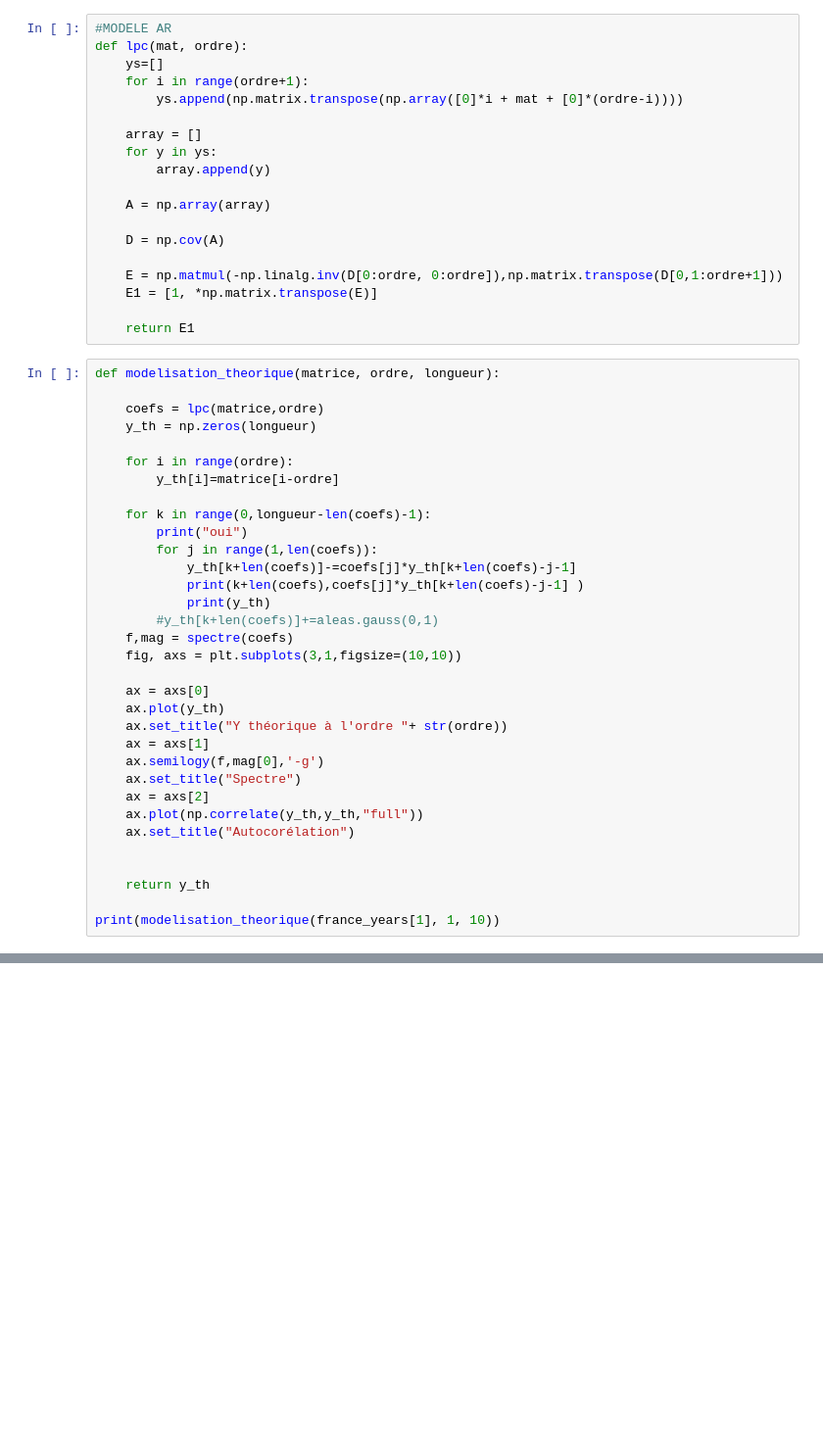
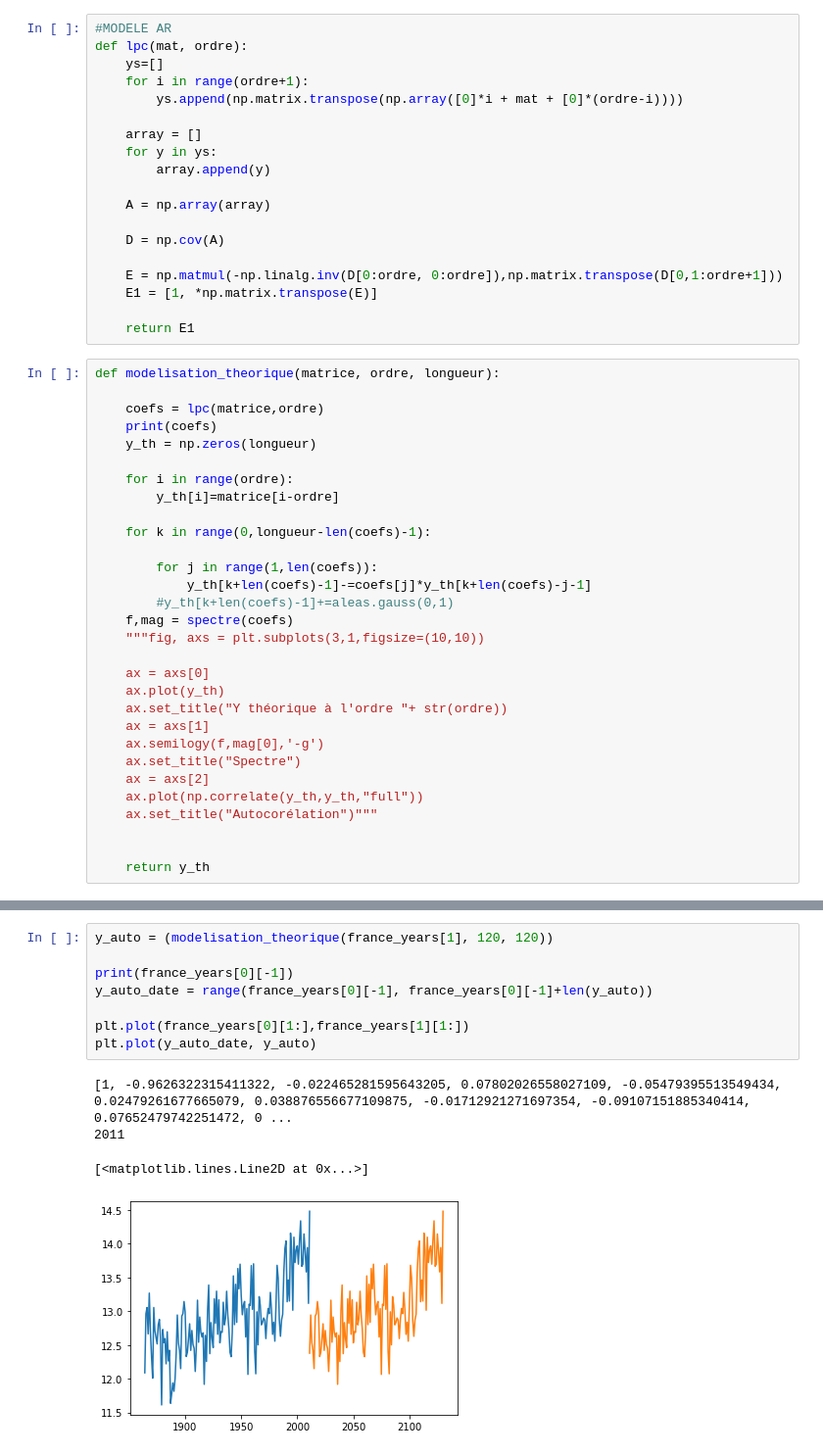
Before and after one commit to AntoineCOCHARD/DATA731-Country-temperature, a Jupyter notebook: proj.ipynb, the cells around one changed output, grey strips where cells are left out. Shown at 98% size. Drawn from its saved outputs; the diff is of its cells as text; blank space fills up the shorter version.

```diff
--- a/proj.ipynb
+++ b/proj.ipynb
@@ -404,20 +407,19 @@ def lpc(mat, ordre):
 def modelisation_theorique(matrice, ordre, longueur):
 
     coefs = lpc(matrice,ordre)
+    print(coefs)
     y_th = np.zeros(longueur)
 
     for i in range(ordre):
         y_th[i]=matrice[i-ordre]
 
     for k in range(0,longueur-len(coefs)-1):
-        print("oui")
+
         for j in range(1,len(coefs)):
-            y_th[k+len(coefs)]-=coefs[j]*y_th[k+len(coefs)-j-1]
-            print(k+len(coefs),coefs[j]*y_th[k+len(coefs)-j-1] )
-            print(y_th)
-        #y_th[k+len(coefs)]+=aleas.gauss(0,1)
+            y_th[k+len(coefs)-1]-=coefs[j]*y_th[k+len(coefs)-j-1]
+        #y_th[k+len(coefs)-1]+=aleas.gauss(0,1)
     f,mag = spectre(coefs)
-    fig, axs = plt.subplots(3,1,figsize=(10,10))
+    """fig, axs = plt.subplots(3,1,figsize=(10,10))
 
     ax = axs[0]
     ax.plot(y_th)
@@ -427,9 +429,7 @@ def modelisation_theorique(matrice, ordre, longueur):
     ax.set_title("Spectre")
     ax = axs[2]
     ax.plot(np.correlate(y_th,y_th,"full"))
-    ax.set_title("Autocorélation")
+    ax.set_title("Autocorélation")"""
 
 
     return y_th
-
-print(modelisation_theorique(france_years[1], 1, 10))
@@ -454,0 +436,13 @@ oui
+# %%
+y_auto = (modelisation_theorique(france_years[1], 120, 120))
+
+print(france_years[0][-1])
+y_auto_date = range(france_years[0][-1], france_years[0][-1]+len(y_auto))
+
+plt.plot(france_years[0][1:],france_years[1][1:])
+plt.plot(y_auto_date, y_auto)
+# %% [output]
+[1, -0.9626322315411322, -0.022465281595643205, 0.07802026558027109, -0.05479395513549434, 0.02479261677665079, 0.038876556677109875, -0.01712921271697354, -0.09107151885340414, 0.07652479742251472, 0 ...
+2011
+[<matplotlib.lines.Line2D at 0x...>]
+[figure, added]
```
Also changed, not shown: parts of 15 cells of this notebook, 1 other file.
